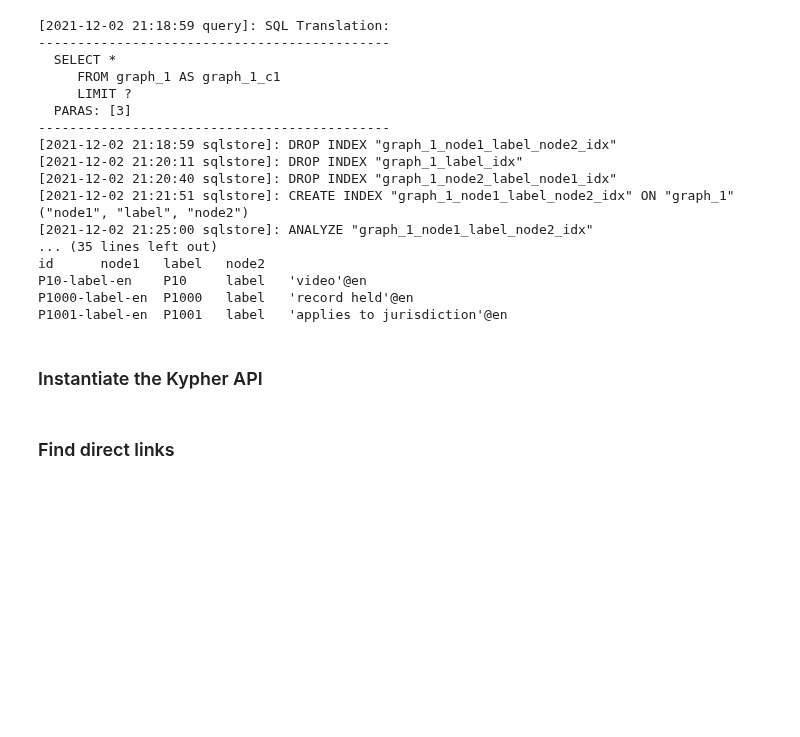
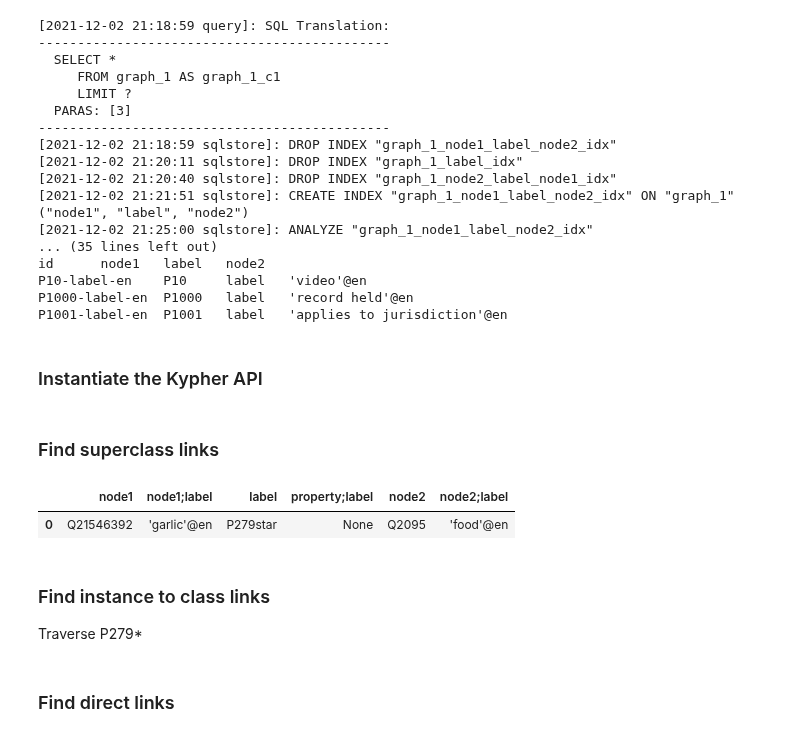
Before and after one commit to usc-isi-i2/kgtk-notebooks, a Jupyter notebook: use-cases/ontology-examples.ipynb, the cells around one changed output. Cells and saved outputs as stored; diff of their text form; code cells hidden in the pictures; blank space fills up the shorter version.

```diff
--- a/use-cases/ontology-examples.ipynb
+++ b/use-cases/ontology-examples.ipynb
@@ -110,0 +111,31 @@ kypher_api = kapi.KypherApi(graphcache=os.environ['STORE'], loglevel=0, index='a
+# %% [markdown]
+### Find superclass links
+# %%
+find_superclasses_query = kypher_api.get_query(
+    inputs=['p279star', 'label'],
+    match='p279star: (n1)-[edgeid {label: property}]->(n2)',
+    where=f'((n1 = $QNODE1 and n2 = $QNODE2) or (n2 = $QNODE1 and n1 = $QNODE2))',
+    opt1='label: (n1)-[]->(n1_label)',
+    opt2='label: (property)-[]->(property_label)',
+    opt3='label: (n2)-[]->(n2_label)',
+    ret="""distinct
+        n1 as node1,
+        n1_label as `node1;label`,
+        property as label,
+        property_label as `property;label`,
+        n2 as node2,
+        n2_label as `node2;label`""",
+    limit='$LIMIT')
+
+def find_superclasses(qnode1, qnode2, limit=20):
+    """Find direct links between qnode1 and qnode2"""
+    return kypher_api.execute_query(find_superclasses_query, fmt='df', QNODE1=qnode1, QNODE2=qnode2, LIMIT=limit)
+# %%
+find_superclasses("Q21546392", "Q2095")
+# %% [output]
+|  | node1 | node1;label | label | property;label | node2 | node2;label |
+| 0 | Q21546392 | 'garlic'@en | P279star | None | Q2095 | 'food'@en |
+# %% [markdown]
+### Find instance to class links
+
+Traverse P279*
```
Also changed, not shown: parts of 5 cells of this notebook.
